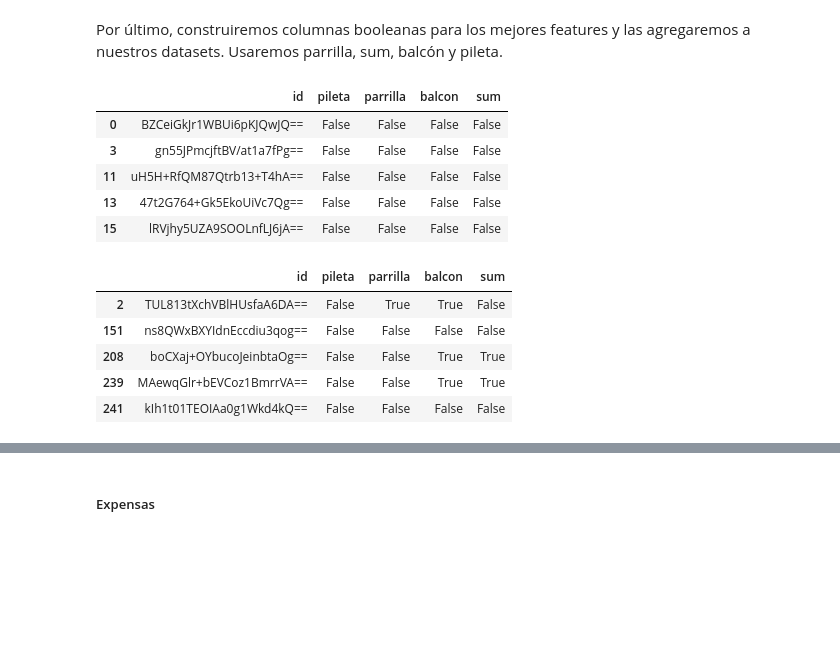
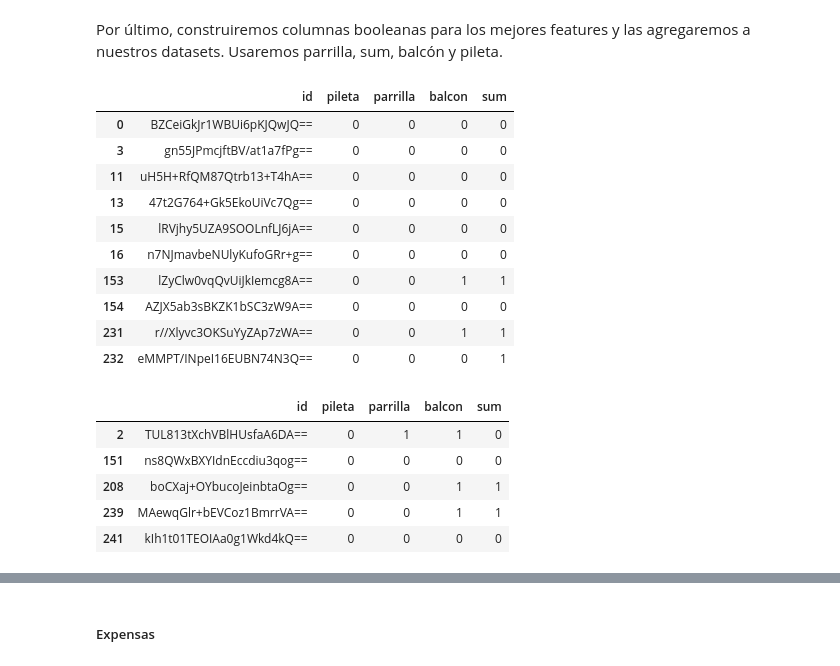
Before and after one commit to Naza26/7506R_TP2_GRUPO01_ENTREGA, a Jupyter notebook: 7506R_TP2_GRUPO01_ENTREGA.ipynb, the cells around one changed output, grey strips where cells are left out. Saved outputs shown, nothing was run; the diff lists cells and outputs as text; code cells hidden in the pictures; blank space fills up the shorter version.

Commit message:
Corrección de amenities, De encoding de y_train, mejora de resultados en las métricas del ensamble

```diff
--- a/7506R_TP2_GRUPO01_ENTREGA.ipynb
+++ b/7506R_TP2_GRUPO01_ENTREGA.ipynb
@@ -456,19 +462,25 @@ Por último, construiremos columnas booleanas para los mejores features y las ag
 # %%
 amenities_train = pd.DataFrame({
     'id': descriptions_train.id,
     'pileta': descriptions_train.property_description.str.contains(pileta, regex=True),
     'parrilla': descriptions_train.property_description.str.contains(parrilla, regex=True),
     'balcon': descriptions_train.property_description.str.contains(balcon, regex=True),
     'sum': descriptions_train.property_description.str.contains(sum, regex=True)
 })
-amenities_train.head()
+amenities_train.replace([True, False], [1, 0], inplace= True)
+amenities_train.head(10)
 # %% [output]
 |  | id | pileta | parrilla | balcon | sum |
-| 0 | BZCeiGkJr1WBUi6pKJQwJQ== | False | False | False | False |
-| 3 | gn55JPmcjftBV/at1a7fPg== | False | False | False | False |
-| 11 | uH5H+RfQM87Qtrb13+T4hA== | False | False | False | False |
-| 13 | 47t2G764+Gk5EkoUiVc7Qg== | False | False | False | False |
-| 15 | lRVjhy5UZA9SOOLnfLJ6jA== | False | False | False | False |
+| 0 | BZCeiGkJr1WBUi6pKJQwJQ== | 0 | 0 | 0 | 0 |
+| 3 | gn55JPmcjftBV/at1a7fPg== | 0 | 0 | 0 | 0 |
+| 11 | uH5H+RfQM87Qtrb13+T4hA== | 0 | 0 | 0 | 0 |
+| 13 | 47t2G764+Gk5EkoUiVc7Qg== | 0 | 0 | 0 | 0 |
+| 15 | lRVjhy5UZA9SOOLnfLJ6jA== | 0 | 0 | 0 | 0 |
+| 16 | n7NJmavbeNUlyKufoGRr+g== | 0 | 0 | 0 | 0 |
+| 153 | lZyClw0vqQvUiJkIemcg8A== | 0 | 0 | 1 | 1 |
+| 154 | AZJX5ab3sBKZK1bSC3zW9A== | 0 | 0 | 0 | 0 |
+| 231 | r//Xlyvc3OKSuYyZAp7zWA== | 0 | 0 | 1 | 1 |
+| 232 | eMMPT/INpeI16EUBN74N3Q== | 0 | 0 | 0 | 1 |
 # %%
 # Replicamos lo mismo en test
 amenities_test = pd.DataFrame({
@@ -478,14 +490,15 @@ amenities_test = pd.DataFrame({
     'balcon': descriptions_test.property_description.str.contains(balcon, regex=True),
     'sum': descriptions_test.property_description.str.contains(sum, regex=True)
 })
+amenities_test.replace([True, False], [1, 0], inplace= True)
 amenities_test.head()
 # %% [output]
 |  | id | pileta | parrilla | balcon | sum |
-| 2 | TUL813tXchVBlHUsfaA6DA== | False | True | True | False |
-| 151 | ns8QWxBXYIdnEccdiu3qog== | False | False | False | False |
-| 208 | boCXaj+OYbucoJeinbtaOg== | False | False | True | True |
-| 239 | MAewqGlr+bEVCoz1BmrrVA== | False | False | True | True |
-| 241 | kIh1t01TEOIAa0g1Wkd4kQ== | False | False | False | False |
+| 2 | TUL813tXchVBlHUsfaA6DA== | 0 | 1 | 1 | 0 |
+| 151 | ns8QWxBXYIdnEccdiu3qog== | 0 | 0 | 0 | 0 |
+| 208 | boCXaj+OYbucoJeinbtaOg== | 0 | 0 | 1 | 1 |
+| 239 | MAewqGlr+bEVCoz1BmrrVA== | 0 | 0 | 1 | 1 |
+| 241 | kIh1t01TEOIAa0g1Wkd4kQ== | 0 | 0 | 0 | 0 |
 # %%
 ds_test
 # %% [output]
```
Also changed, not shown: parts of 49 cells of this notebook, 2 other files.
